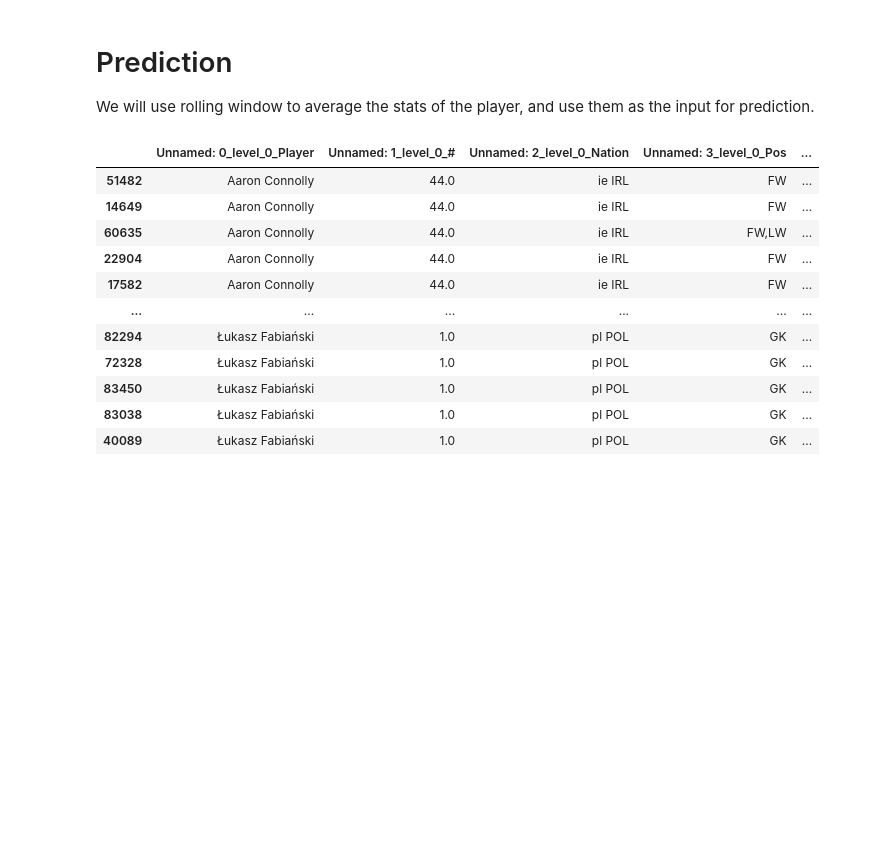
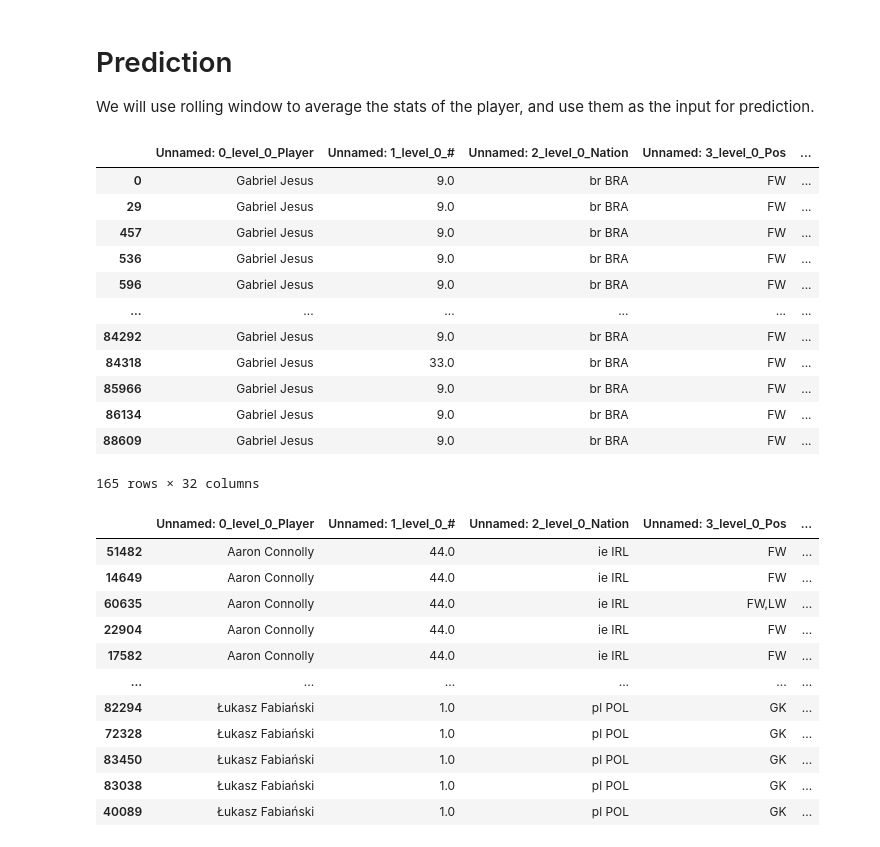
Before and after one commit to WasuWata/fb_predict, a Jupyter notebook: code/4.prediction.ipynb, the cells around one changed output. Cells and saved outputs as stored; diff of their text form; code cells hidden in the pictures; blank space fills up the shorter version.

```diff
--- a/code/4.prediction.ipynb
+++ b/code/4.prediction.ipynb
@@ -9,6 +9,22 @@ from datetime import datetime
 import numpy as np
 # %%
 df = pd.read_csv('source/summary.csv')
+# %%
+df[(df['Unnamed: 0_level_0_Player'] == 'Gabriel Jesus') & (df['Unnamed: 3_level_0_Pos'] == 'FW')]
+# %% [output]
+|  | Unnamed: 0_level_0_Player | Unnamed: 1_level_0_# | Unnamed: 2_level_0_Nation | Unnamed: 3_level_0_Pos | ... |
+| 0 | Gabriel Jesus | 9.0 | br BRA | FW | ... |
+| 29 | Gabriel Jesus | 9.0 | br BRA | FW | ... |
+| 457 | Gabriel Jesus | 9.0 | br BRA | FW | ... |
+| 536 | Gabriel Jesus | 9.0 | br BRA | FW | ... |
+| 596 | Gabriel Jesus | 9.0 | br BRA | FW | ... |
+| ... | ... | ... | ... | ... | ... |
+| 84292 | Gabriel Jesus | 9.0 | br BRA | FW | ... |
+| 84318 | Gabriel Jesus | 33.0 | br BRA | FW | ... |
+| 85966 | Gabriel Jesus | 9.0 | br BRA | FW | ... |
+| 86134 | Gabriel Jesus | 9.0 | br BRA | FW | ... |
+| 88609 | Gabriel Jesus | 9.0 | br BRA | FW | ... |
+165 rows × 32 columns
 # %%
 df = df.sort_values(by = ['Unnamed: 0_level_0_Player','Unnamed: 4_level_0_Age'])
 # %%
```
Also changed, not shown: parts of 2 cells of this notebook, 1 other file.
